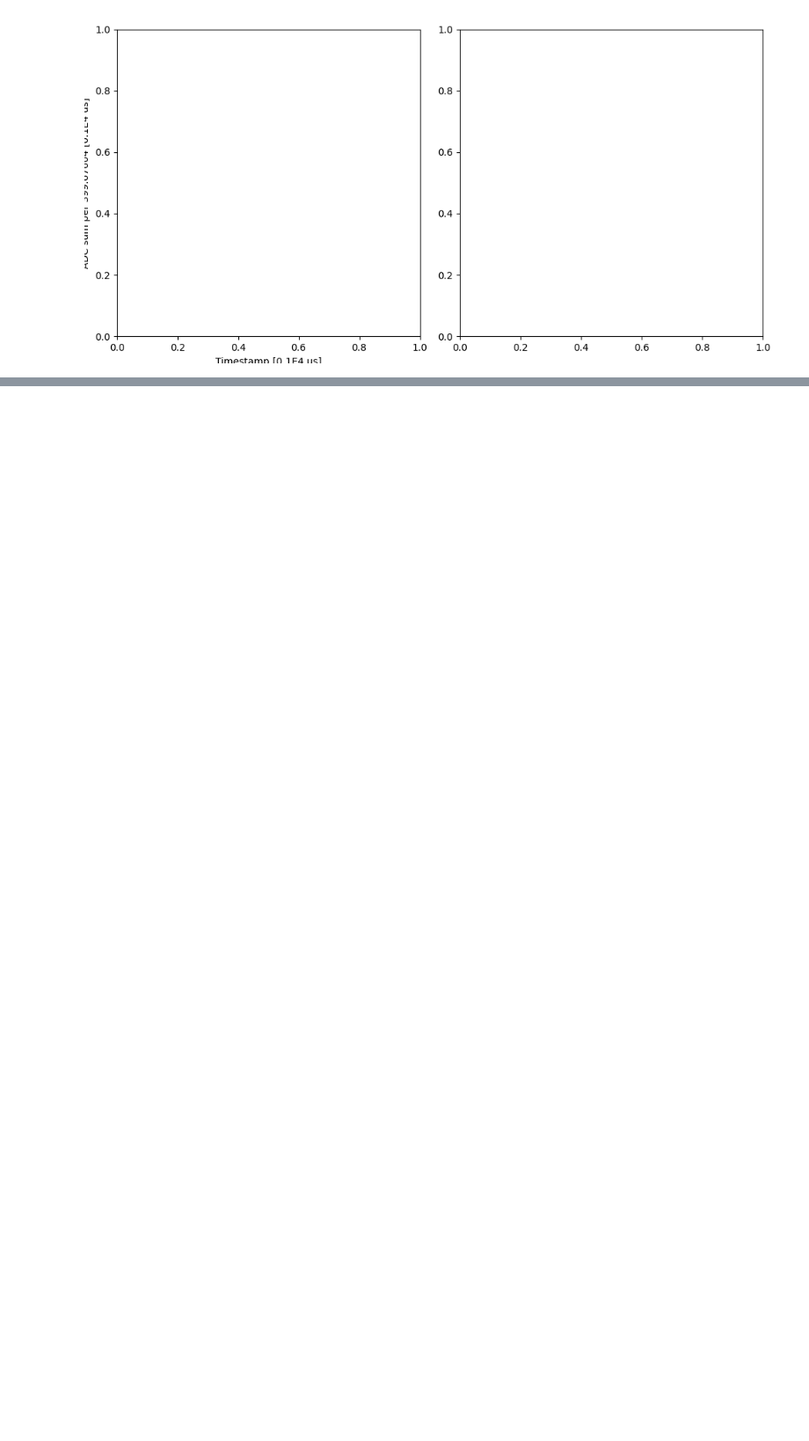
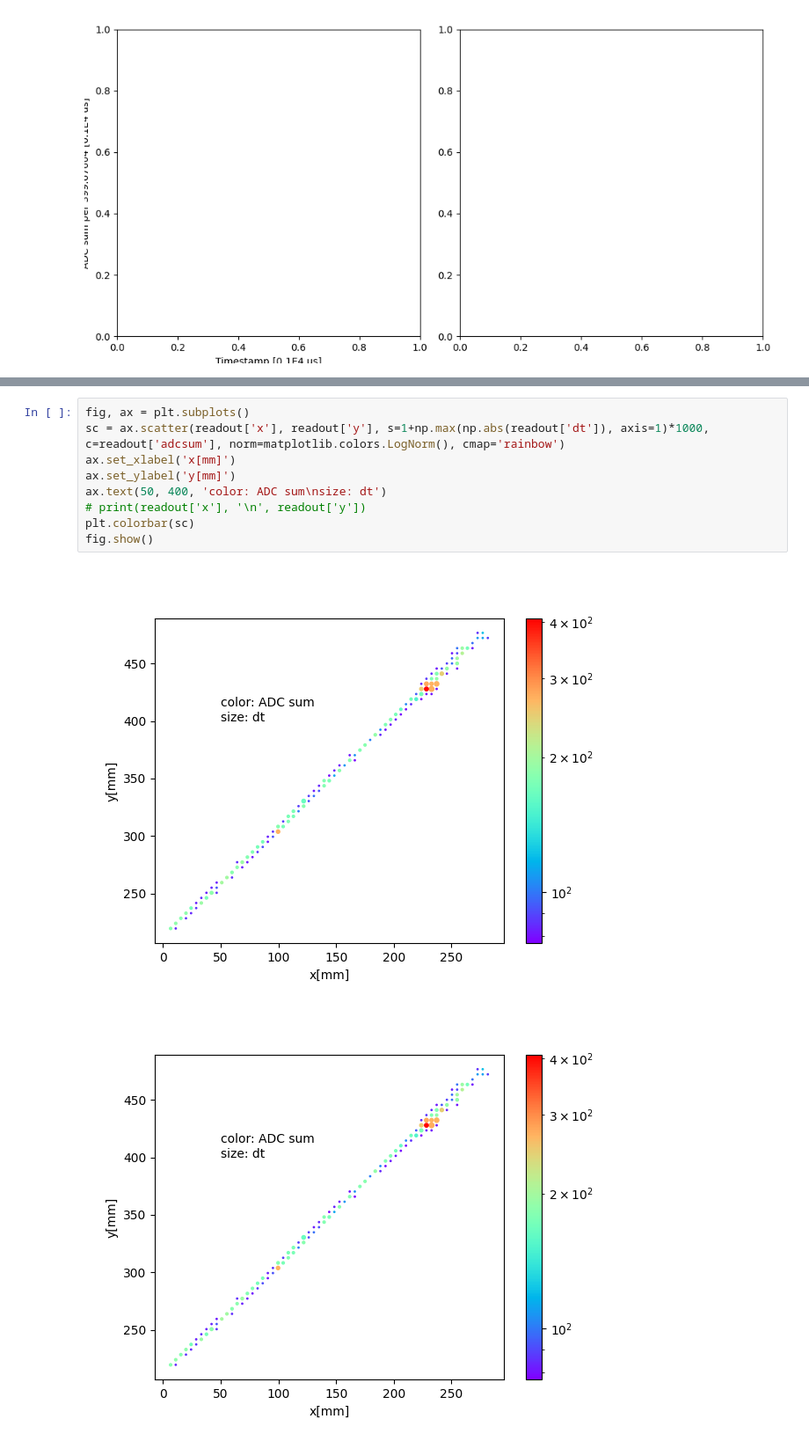
Before and after one commit to fanrado/2x2_ql, a Jupyter notebook: q/plot.ipynb, the cells around one changed output, grey strips where cells are left out. Shown at 88% size. Saved outputs shown, nothing was run; the diff lists cells and outputs as text; blank space fills up the shorter version.

```diff
--- a/q/plot.ipynb
+++ b/q/plot.ipynb
@@ -663,0 +914,12 @@ VBox(children=(TagsInput(value=[], allow_duplicates=False), FloatRangeSlider(val
+# %%
+fig, ax = plt.subplots()
+sc = ax.scatter(readout['x'], readout['y'], s=1+np.max(np.abs(readout['dt']), axis=1)*1000, c=readout['adcsum'], norm=matplotlib.colors.LogNorm(), cmap='rainbow')
+ax.set_xlabel('x[mm]')
+ax.set_ylabel('y[mm]')
+ax.text(50, 400, 'color: ADC sum\nsize: dt')
+# print(readout['x'], '\n', readout['y'])
+plt.colorbar(sc)
+fig.show()
+# %% [output]
+[figure, added]
+[figure, added]
```
Also changed, not shown: parts of 15 cells of this notebook, 1 other file.
